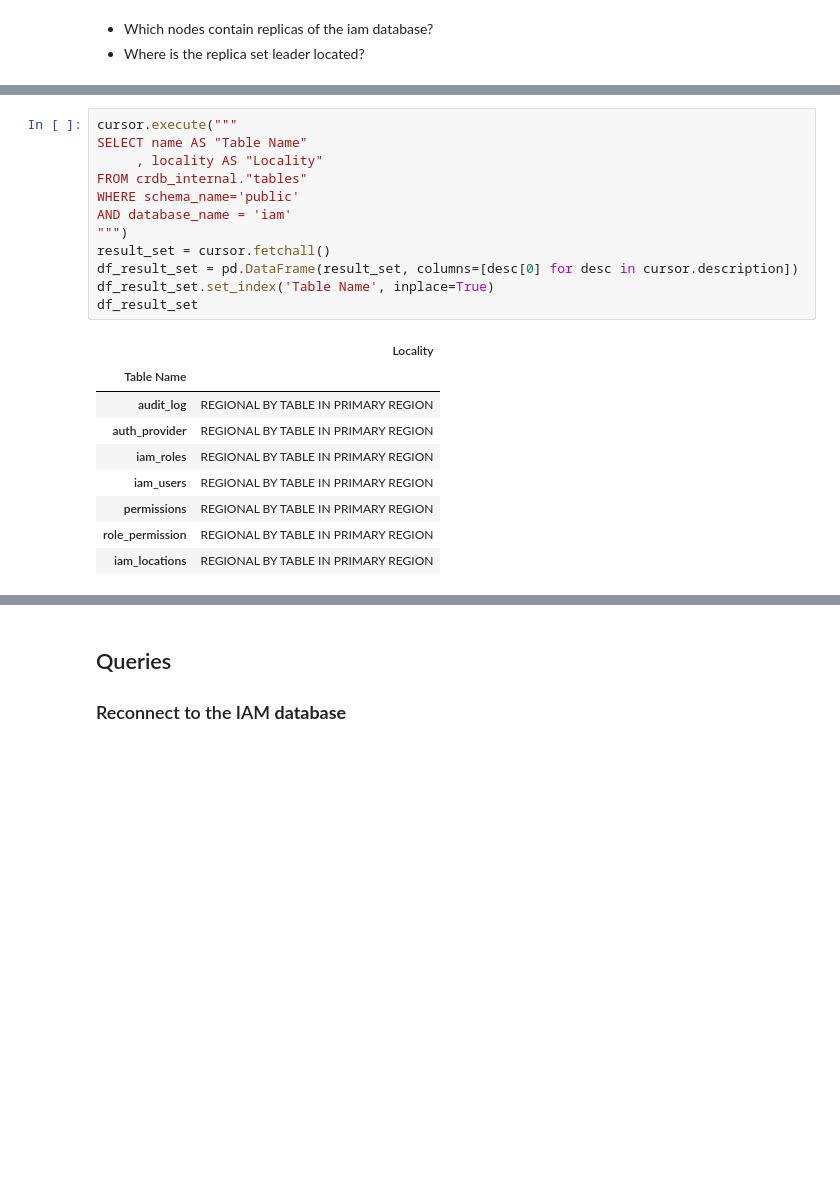
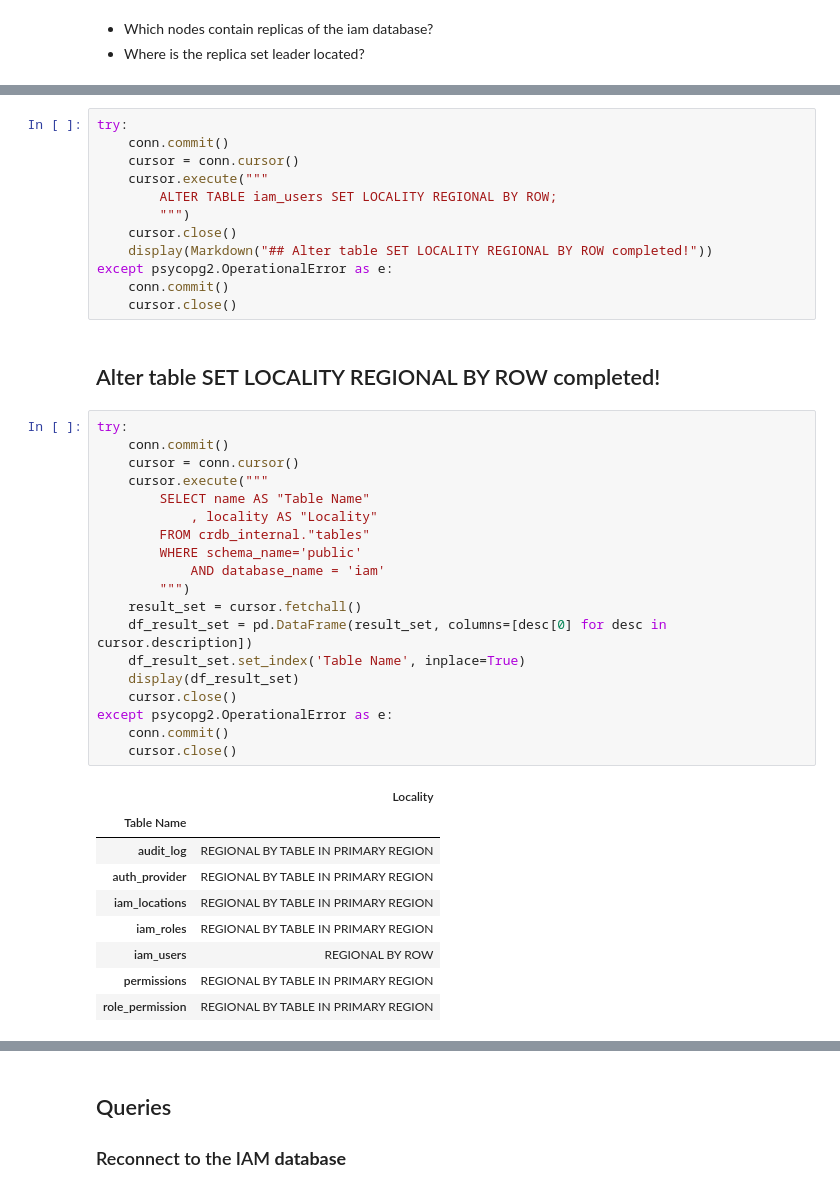
Before and after one commit to ainfanzon/Cockroach_IAM_Workshop, a Jupyter notebook: GCP_Colab_notebooks/Exercise_03.ipynb, the cells around one changed output, grey strips where cells are left out. Cells and saved outputs as stored; diff of their text form; blank space fills up the shorter version.

```diff
--- a/GCP_Colab_notebooks/Exercise_03.ipynb
+++ b/GCP_Colab_notebooks/Exercise_03.ipynb
@@ -442,23 +517,44 @@ DuplicateColumn: column "crdb_region" of relation "iam_users" already exists
+# %%
+try:
+    conn.commit()
+    cursor = conn.cursor()
+    cursor.execute("""
+        ALTER TABLE iam_users SET LOCALITY REGIONAL BY ROW;
+        """)
+    cursor.close()
+    display(Markdown("## Alter table SET LOCALITY REGIONAL BY ROW completed!"))
+except psycopg2.OperationalError as e:
+    conn.commit()
+    cursor.close()
+# %% [output]
+## Alter table SET LOCALITY REGIONAL BY ROW completed!
 # %%
-cursor.execute("""
-SELECT name AS "Table Name"
-     , locality AS "Locality"
-FROM crdb_internal."tables"
-WHERE schema_name='public'
-AND database_name = 'iam'
-""")
-result_set = cursor.fetchall()
-df_result_set = pd.DataFrame(result_set, columns=[desc[0] for desc in cursor.description])
-df_result_set.set_index('Table Name', inplace=True)
-df_result_set
+try:
+    conn.commit()
+    cursor = conn.cursor()
+    cursor.execute("""
+        SELECT name AS "Table Name"
+            , locality AS "Locality"
+        FROM crdb_internal."tables"
+        WHERE schema_name='public'
+            AND database_name = 'iam'
+        """)
+    result_set = cursor.fetchall()
+    df_result_set = pd.DataFrame(result_set, columns=[desc[0] for desc in cursor.description])
+    df_result_set.set_index('Table Name', inplace=True)
+    display(df_result_set)
+    cursor.close()
+except psycopg2.OperationalError as e:
+    conn.commit()
+    cursor.close()
 # %% [output]
 |  | Locality |
 | Table Name |  |
 | audit_log | REGIONAL BY TABLE IN PRIMARY REGION |
 | auth_provider | REGIONAL BY TABLE IN PRIMARY REGION |
+| iam_locations | REGIONAL BY TABLE IN PRIMARY REGION |
 | iam_roles | REGIONAL BY TABLE IN PRIMARY REGION |
-| iam_users | REGIONAL BY TABLE IN PRIMARY REGION |
+| iam_users | REGIONAL BY ROW |
 | permissions | REGIONAL BY TABLE IN PRIMARY REGION |
 | role_permission | REGIONAL BY TABLE IN PRIMARY REGION |
-| iam_locations | REGIONAL BY TABLE IN PRIMARY REGION |
 # %%
```
Also changed, not shown: parts of 13 cells of this notebook.
